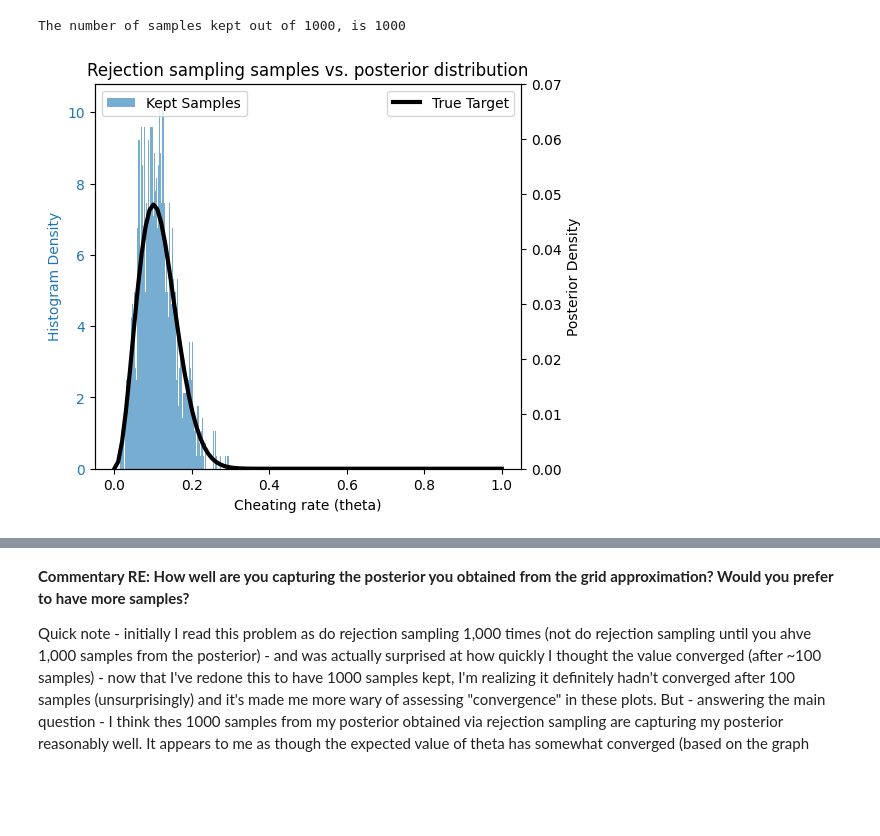
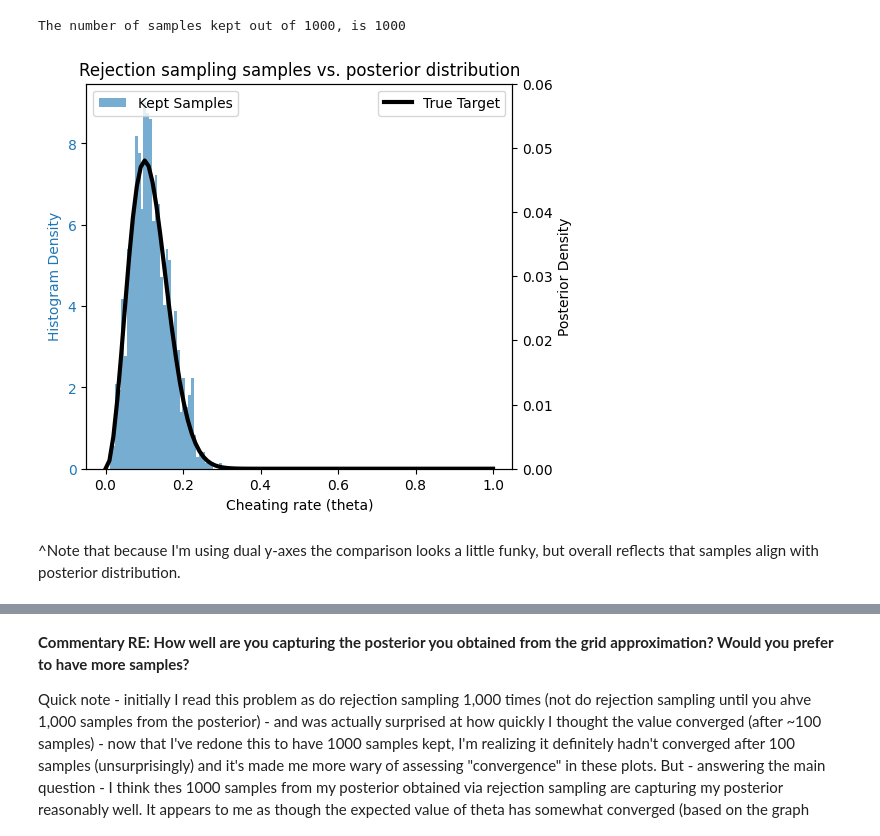
Before and after one commit to BEE4850-SP25/hw03-mcallen14, a Jupyter notebook: hw03_version2.ipynb, the cells around one changed output, grey strips where cells are left out. Cells and saved outputs as stored; diff of their text form; code cells hidden in the pictures; blank space fills up the shorter version.

```diff
--- a/hw03_version2.ipynb
+++ b/hw03_version2.ipynb
@@ -305,28 +306,30 @@ The number of samples kept out of 1000, is 1000
 # %%
 fig, ax1 = plt.subplots(figsize=(5.5, 5))
 
 # Plot histogram on primary y-axis
-ax1.hist(keep_samp, bins=100, density=True, alpha=0.6, label='Kept Samples')#, color='C0')
+ax1.hist(keep_samp, bins=40, density=True, alpha=0.6, label='Kept Samples')#, color='C0')
 ax1.set_xlabel("Cheating rate (theta)")
 ax1.set_ylabel("Histogram Density", color='C0')
 ax1.tick_params(axis='y', labelcolor='C0')
 
 # Create a second y-axis
 ax2 = ax1.twinx()
 ax2.plot(df['theta'], df['posterior'], linewidth=3, color='black', label='True Target')
 ax2.set_ylabel("Posterior Density", color='black')
 ax2.tick_params(axis='y', labelcolor='black')
-ax2.set_ylim(0, 0.07)
+ax2.set_ylim(0, 0.06)
 
 # Add legends
 ax1.legend(loc='upper left')
 ax2.legend(loc='upper right')
 
 plt.title('Rejection sampling samples vs. posterior distribution')
 
 plt.show()
 # %% [output]
-[figure, old version]
+[figure, new version]
+# %% [markdown]
+^Note that because I'm using dual y-axes the comparison looks a little funky, but overall reflects that samples align with posterior distribution.
 # %%
 theta_running = pd.DataFrame({'theta_sampled': keep_samp})
 theta_running['sim'] = np.arange(len(theta_running))
```
Also changed, not shown: parts of 21 cells of this notebook.
